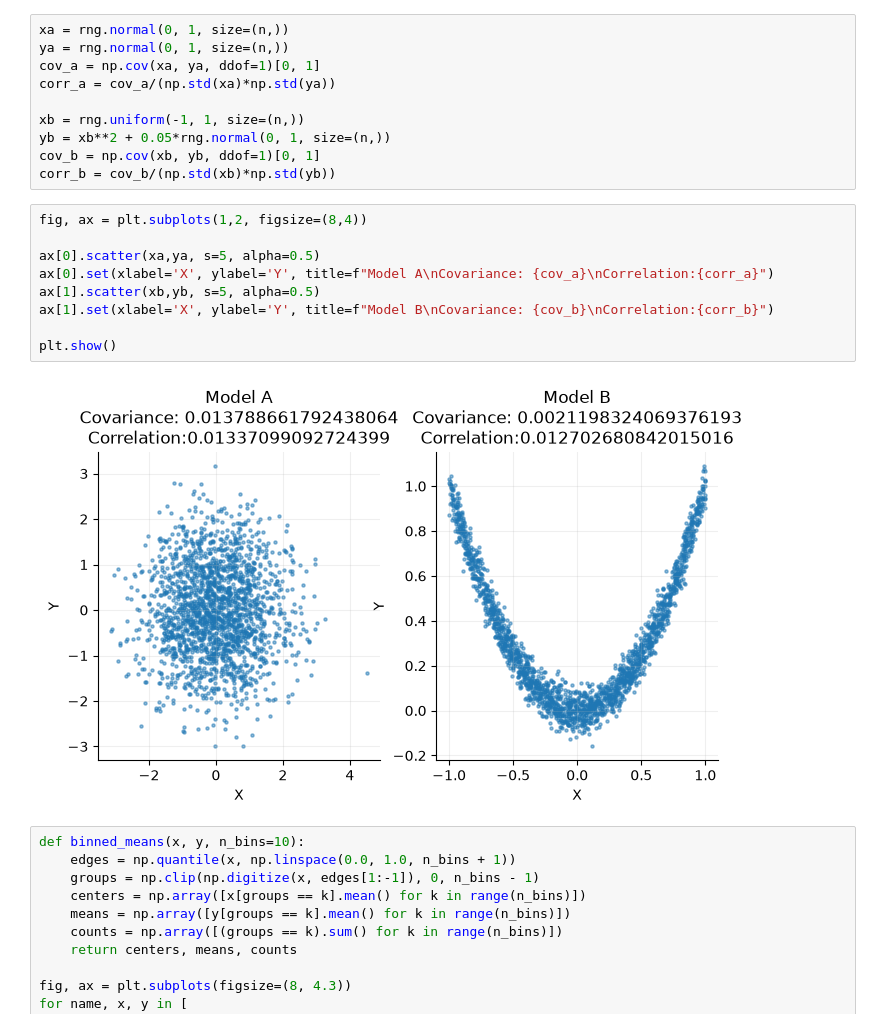
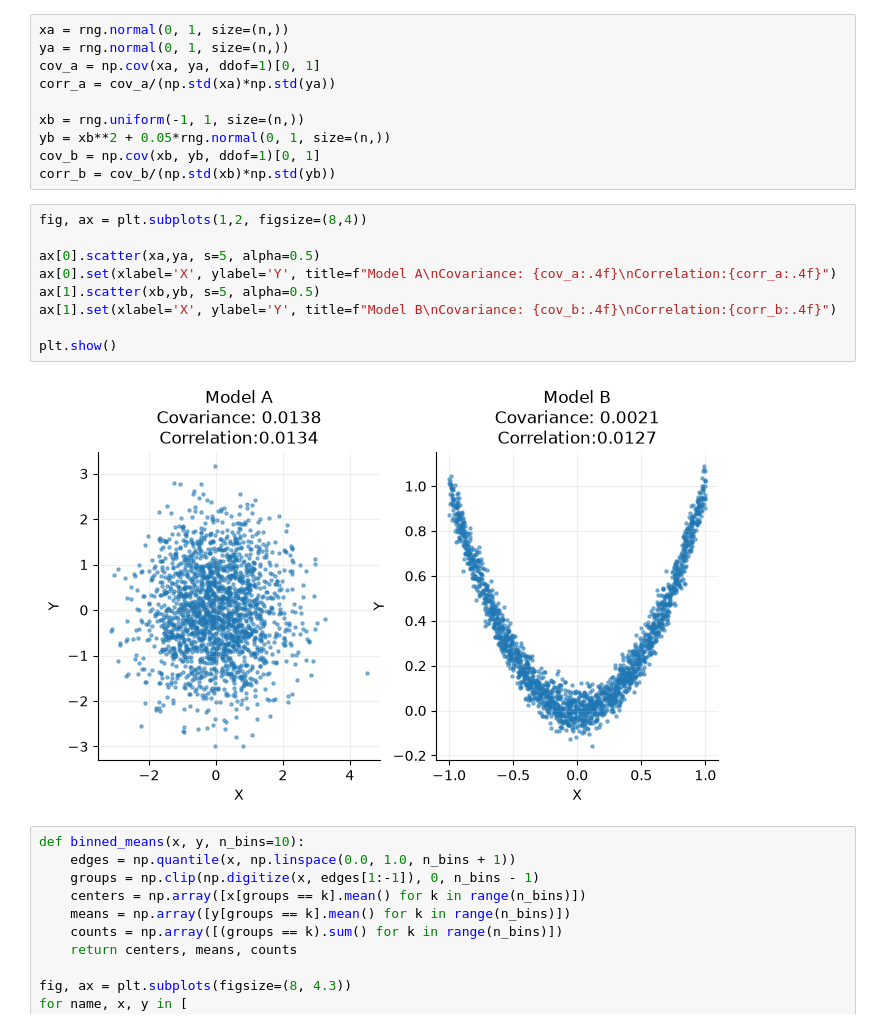
Before and after one commit to MikhailAleinikov/WS26-Probabilities, a Jupyter notebook: PS8_Aleinikov-Mikhail.ipynb, the cells around one changed output. Drawn from its saved outputs; the diff is of its cells as text.

```diff
--- a/PS8_Aleinikov-Mikhail.ipynb
+++ b/PS8_Aleinikov-Mikhail.ipynb
@@ -34,14 +34,14 @@ corr_b = cov_b/(np.std(xb)*np.std(yb))
 # %%
 fig, ax = plt.subplots(1,2, figsize=(8,4))
 
 ax[0].scatter(xa,ya, s=5, alpha=0.5)
-ax[0].set(xlabel='X', ylabel='Y', title=f"Model A\nCovariance: {cov_a}\nCorrelation:{corr_a}")
+ax[0].set(xlabel='X', ylabel='Y', title=f"Model A\nCovariance: {cov_a:.4f}\nCorrelation:{corr_a:.4f}")
 ax[1].scatter(xb,yb, s=5, alpha=0.5)
-ax[1].set(xlabel='X', ylabel='Y', title=f"Model B\nCovariance: {cov_b}\nCorrelation:{corr_b}")
+ax[1].set(xlabel='X', ylabel='Y', title=f"Model B\nCovariance: {cov_b:.4f}\nCorrelation:{corr_b:.4f}")
 
 plt.show()
 # %% [output]
-[figure, old version]
+[figure, new version]
 # %%
 def binned_means(x, y, n_bins=10):
     edges = np.quantile(x, np.linspace(0.0, 1.0, n_bins + 1))
```
